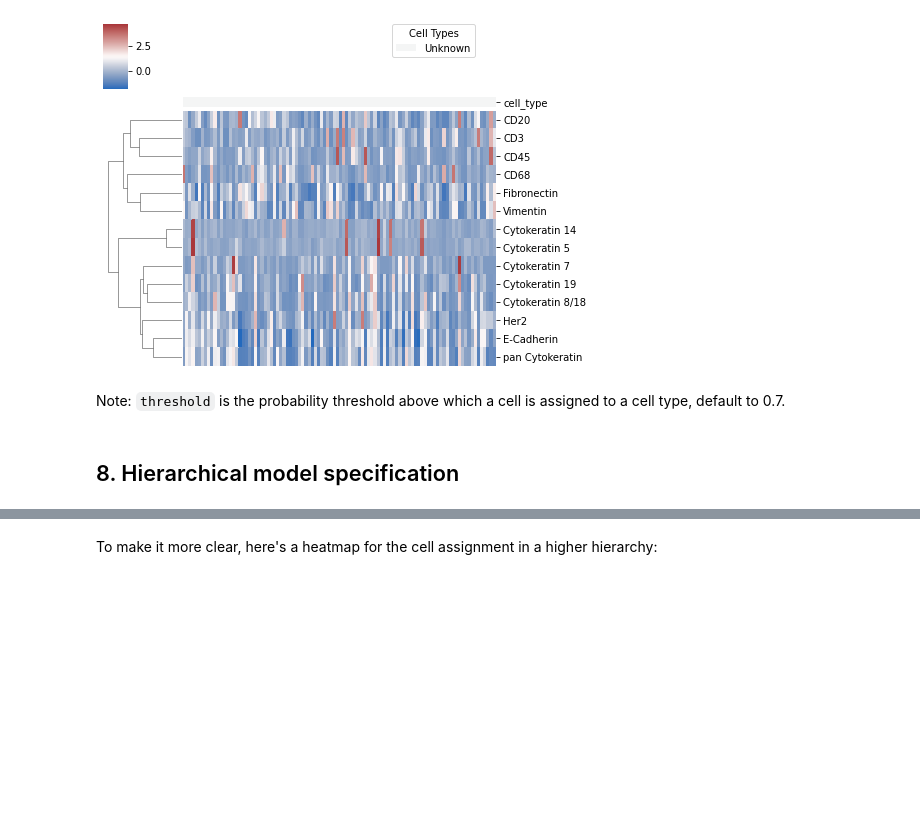
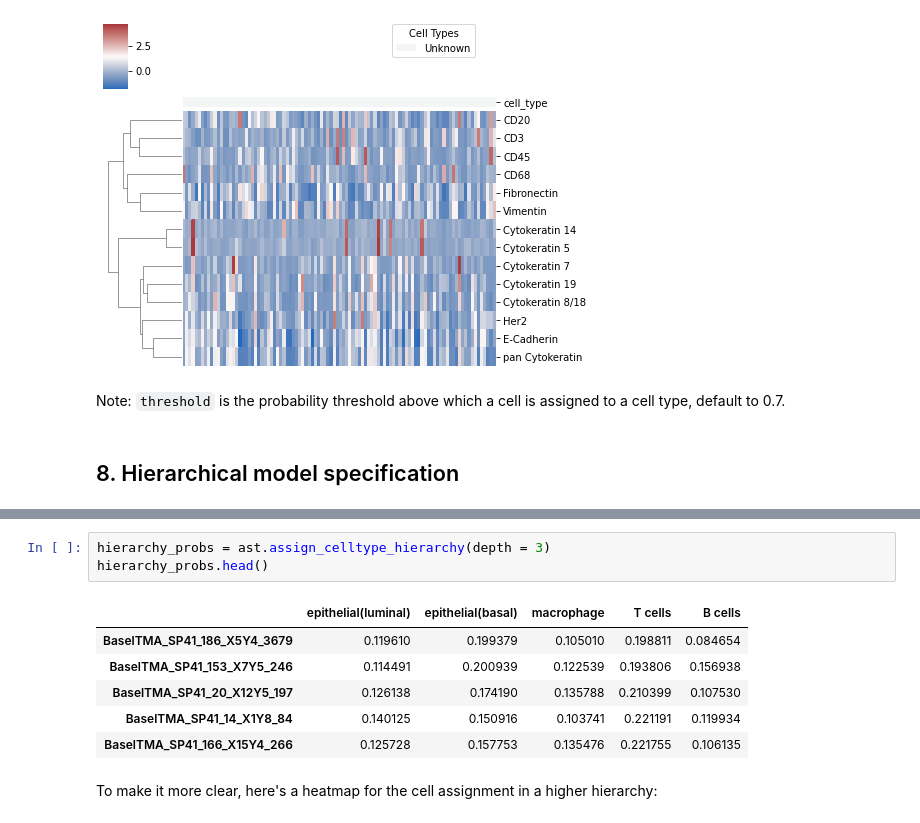
Before and after one commit to camlab-bioml/astir, a Jupyter notebook: docs/tutorials/notebooks/getting_started.ipynb, the cells around one changed output, grey strips where cells are left out. Saved outputs shown, nothing was run; the diff lists cells and outputs as text; blank space fills up the shorter version.

```diff
--- a/docs/tutorials/notebooks/getting_started.ipynb
+++ b/docs/tutorials/notebooks/getting_started.ipynb
@@ -420,3 +436,13 @@ hierarchy_probs.head()
+# %%
+hierarchy_probs = ast.assign_celltype_hierarchy(depth = 3)
+hierarchy_probs.head()
+# %% [output]
+|  | epithelial(luminal) | epithelial(basal) | macrophage | T cells | B cells |
+| BaselTMA_SP41_186_X5Y4_3679 | 0.119610 | 0.199379 | 0.105010 | 0.198811 | 0.084654 |
+| BaselTMA_SP41_153_X7Y5_246 | 0.114491 | 0.200939 | 0.122539 | 0.193806 | 0.156938 |
+| BaselTMA_SP41_20_X12Y5_197 | 0.126138 | 0.174190 | 0.135788 | 0.210399 | 0.107530 |
+| BaselTMA_SP41_14_X1Y8_84 | 0.140125 | 0.150916 | 0.103741 | 0.221191 | 0.119934 |
+| BaselTMA_SP41_166_X15Y4_266 | 0.125728 | 0.157753 | 0.135476 | 0.221755 | 0.106135 |
 # %% [markdown]
 To make it more clear, here's a heatmap for the cell assignment in a higher hierarchy:
 # %% [markdown]
```
Also changed, not shown: parts of 4 cells of this notebook, 5 other files.
